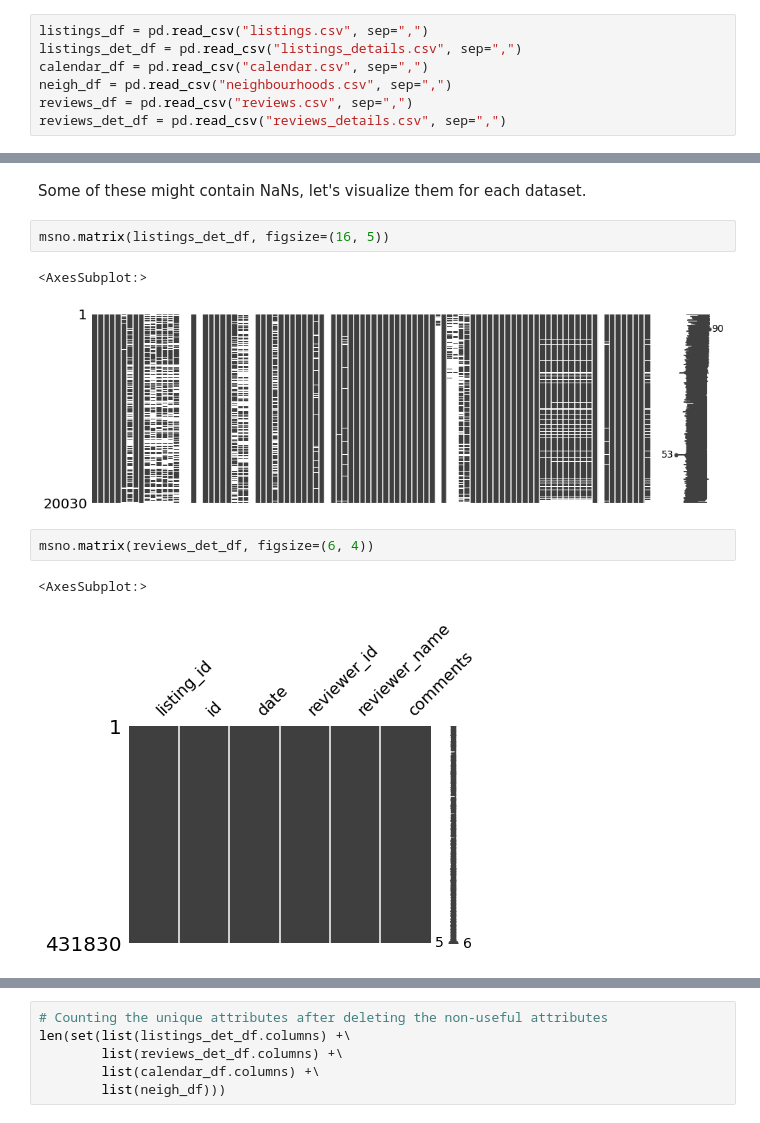
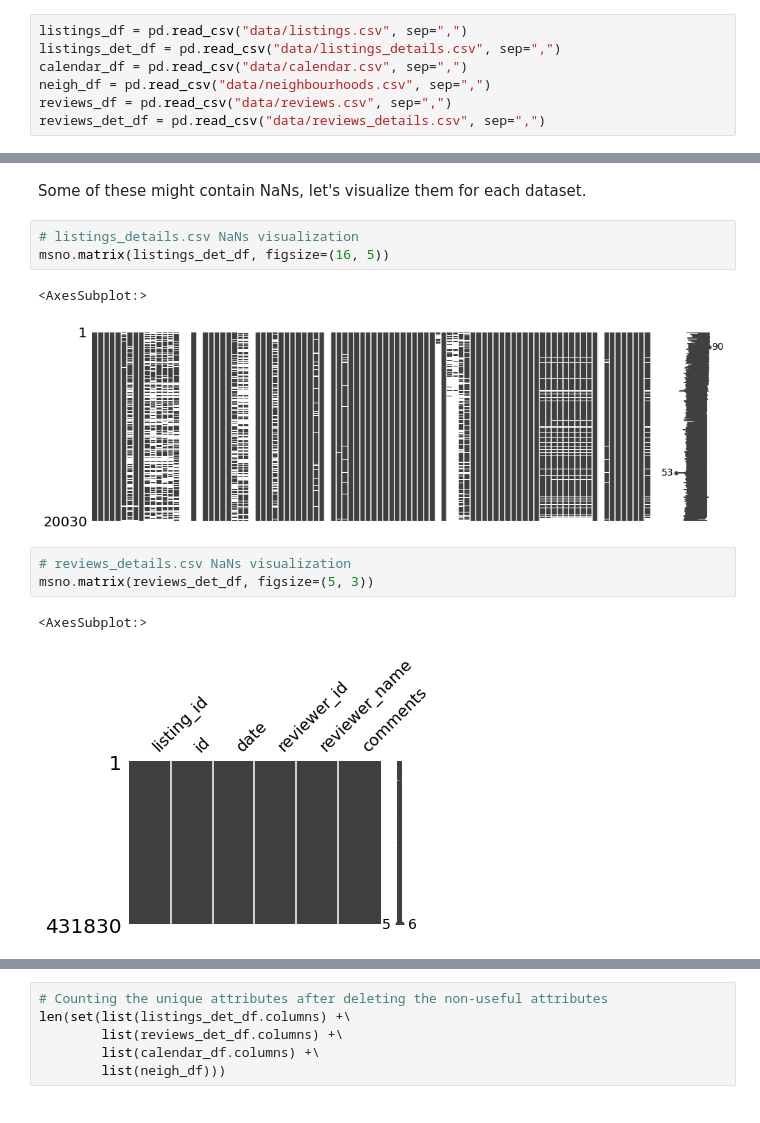
Before and after one commit to Aledonairesa/Kaggle-Dataset-Analysis, a Jupyter notebook: Kaggle Dataset Analysis - Airbnb Amsterdam.ipynb, the cells around one changed output, grey strips where cells are left out. Drawn from its saved outputs; the diff is of its cells as text.

```diff
--- a/Kaggle Dataset Analysis - Airbnb Amsterdam.ipynb
+++ b/Kaggle Dataset Analysis - Airbnb Amsterdam.ipynb
@@ -134,12 +137,12 @@ np.warnings.filterwarnings('ignore')
 # %% [markdown]
 ### <span style="color:#32CAEC"> 2.2 Data loading </span>
 # %%
-listings_df = pd.read_csv("listings.csv", sep=",")
-listings_det_df = pd.read_csv("listings_details.csv", sep=",")
-calendar_df = pd.read_csv("calendar.csv", sep=",")
-neigh_df = pd.read_csv("neighbourhoods.csv", sep=",")
-reviews_df = pd.read_csv("reviews.csv", sep=",")
-reviews_det_df = pd.read_csv("reviews_details.csv", sep=",")
+listings_df = pd.read_csv("data/listings.csv", sep=",")
+listings_det_df = pd.read_csv("data/listings_details.csv", sep=",")
+calendar_df = pd.read_csv("data/calendar.csv", sep=",")
+neigh_df = pd.read_csv("data/neighbourhoods.csv", sep=",")
+reviews_df = pd.read_csv("data/reviews.csv", sep=",")
+reviews_det_df = pd.read_csv("data/reviews_details.csv", sep=",")
 # %% [markdown]
 ## <span style="color:navy"> 3. How much data do we really have? </span>
 
@@ -157,13 +165,15 @@ len(set(list(listings_det_df.columns) +\
 # %% [markdown]
 Some of these might contain NaNs, let's visualize them for each dataset.
 # %%
+# listings_details.csv NaNs visualization
 msno.matrix(listings_det_df, figsize=(16, 5))
 # %% [output]
 <AxesSubplot:>
 [figure]
 # %%
-msno.matrix(reviews_det_df, figsize=(6, 4))
+# reviews_details.csv NaNs visualization
+msno.matrix(reviews_det_df, figsize=(5, 3))
 # %% [output]
 <AxesSubplot:>
-[figure, old version]
+[figure, new version]
 # %%
```
Also changed, not shown: parts of 19 cells of this notebook.
